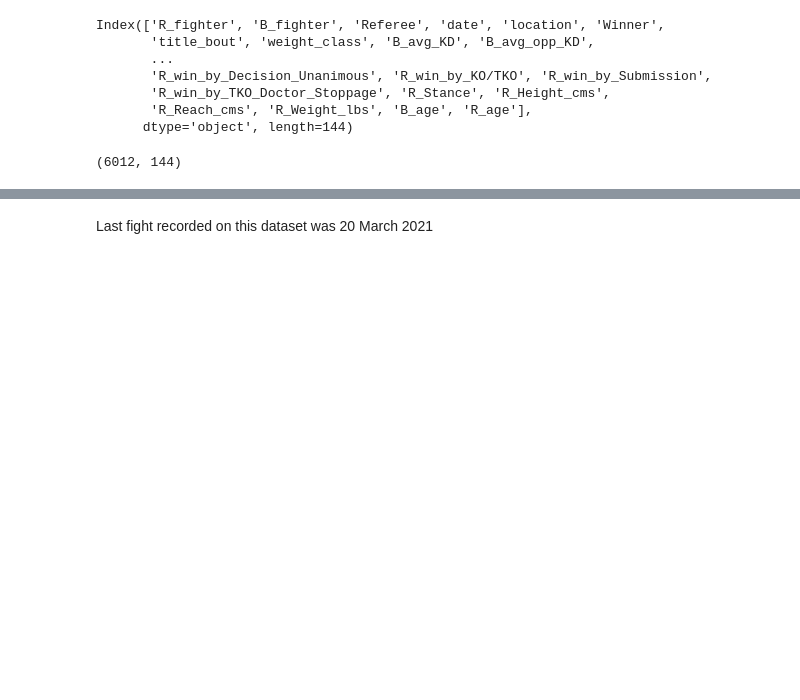
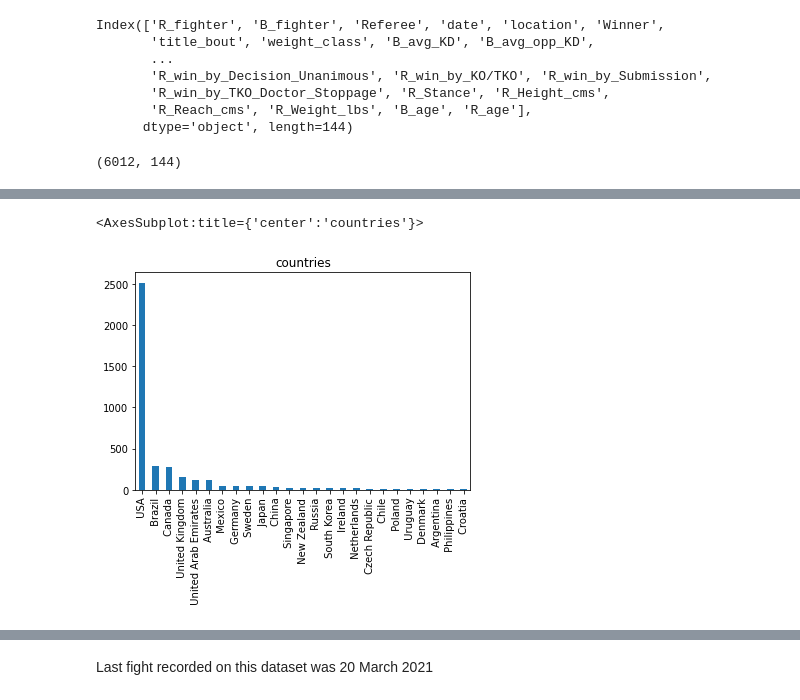
Before and after one commit to Kruzhilkin/the_winning_fighter, a Jupyter notebook: UFC EDA.ipynb, the cells around one changed output, grey strips where cells are left out. Drawn from its saved outputs; the diff is of its cells as text; code cells hidden in the pictures; blank space fills up the shorter version.

```diff
--- a/UFC EDA.ipynb
+++ b/UFC EDA.ipynb
@@ -93,0 +121,3 @@ data.shape
+# %%
+data['country'] = data['location'].apply(lambda x : x.split(',')[-1])
+data['country']
@@ -93,0 +137,5 @@ data.shape
+# %%
+data['country'].value_counts().plot(kind='bar', title='countries')
+# %% [output]
+<AxesSubplot:title={'center':'countries'}>
+[figure, added]
```
Also changed, not shown: parts of 9 cells of this notebook, 1 other file.
